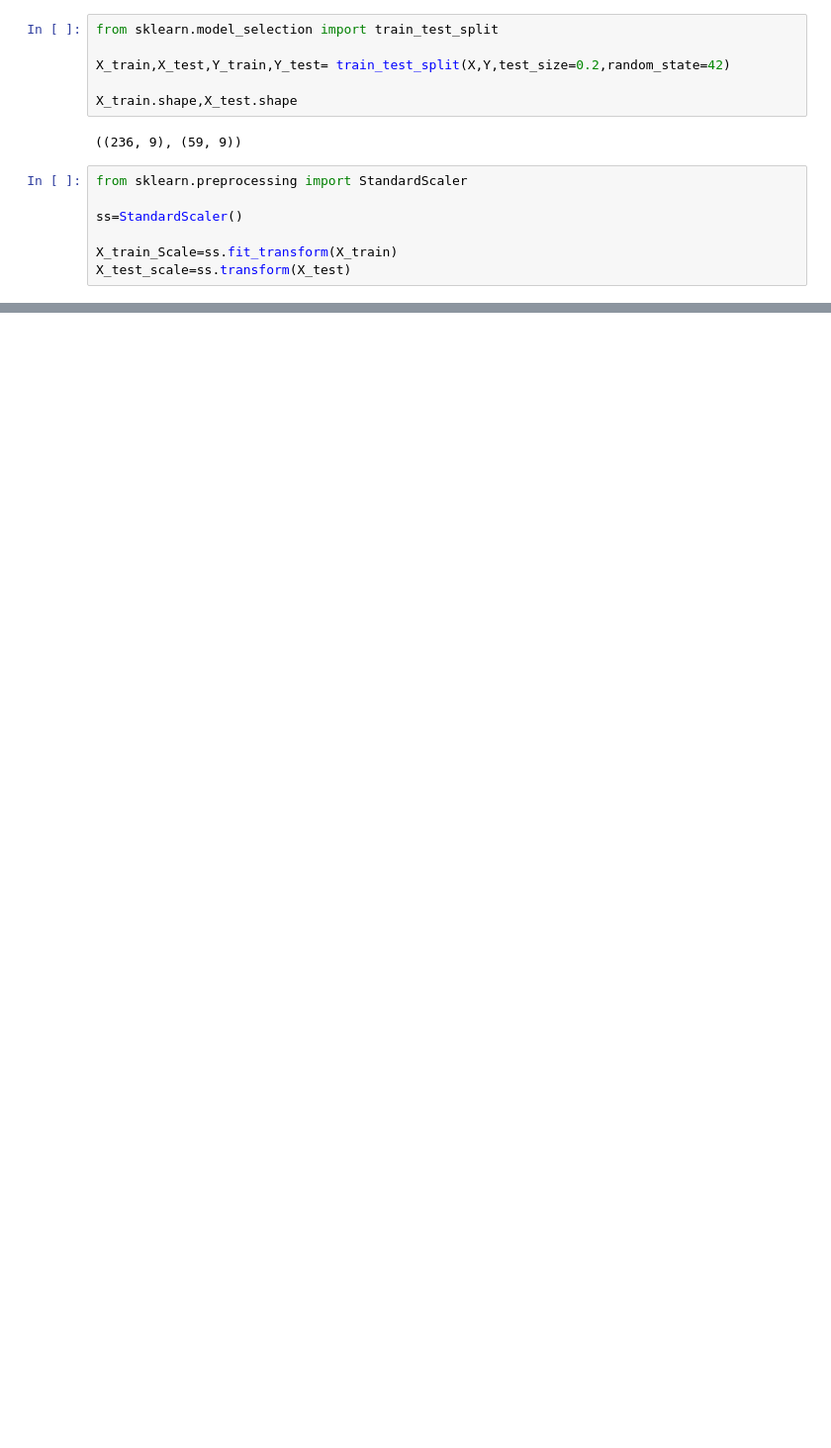
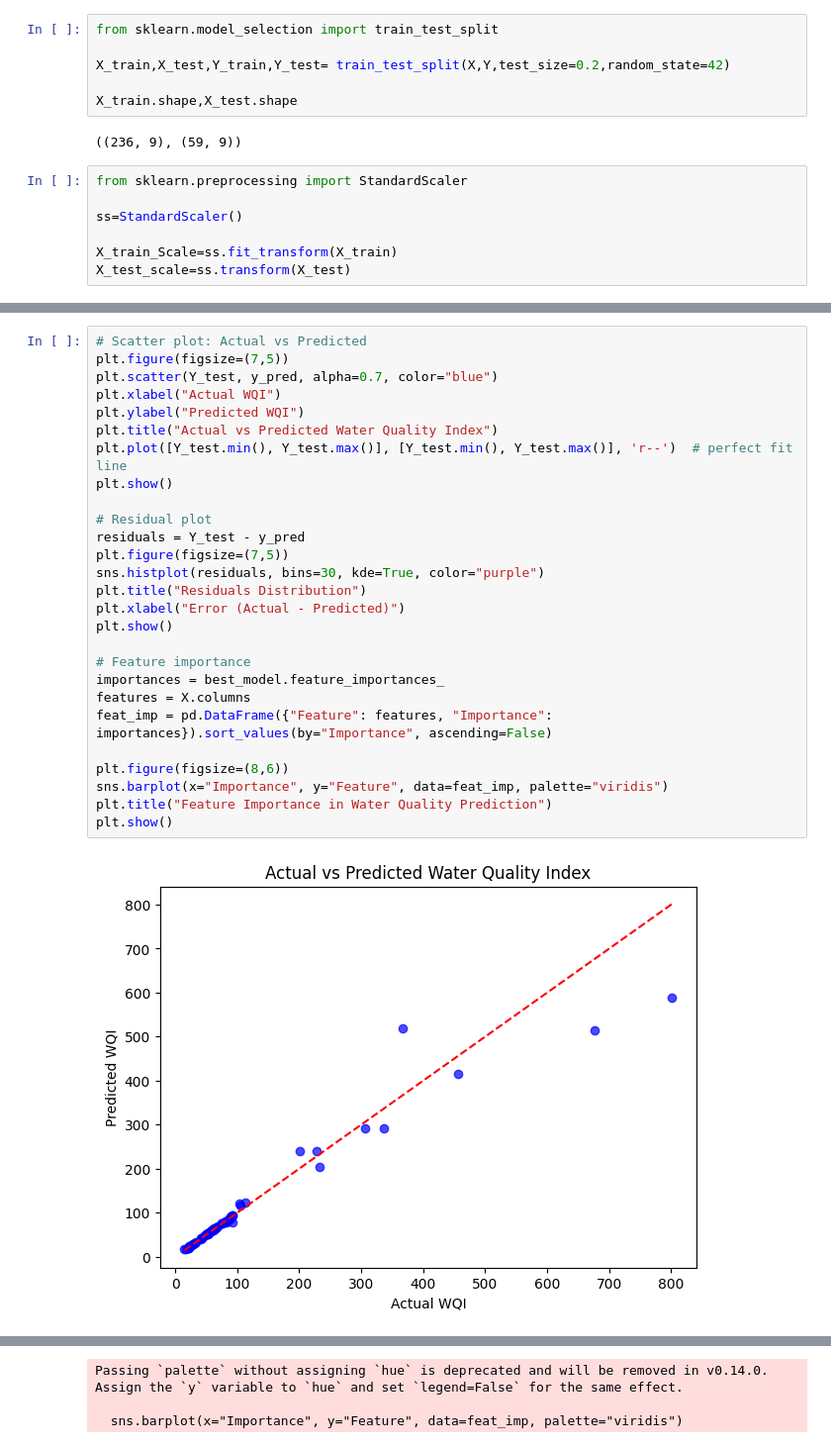
Before and after one commit to rajhansbagri09/SRA_WRM, a Jupyter notebook: SRA-WRM.ipynb, the cells around one changed output, grey strips where cells are left out. Shown at 99% size. Drawn from its saved outputs; the diff is of its cells as text; blank space fills up the shorter version.

```diff
--- a/SRA-WRM.ipynb
+++ b/SRA-WRM.ipynb
@@ -201,0 +249,29 @@ X_test_scale=ss.transform(X_test)
+# %%
+# Scatter plot: Actual vs Predicted
+plt.figure(figsize=(7,5))
+plt.scatter(Y_test, y_pred, alpha=0.7, color="blue")
+plt.xlabel("Actual WQI")
+plt.ylabel("Predicted WQI")
+plt.title("Actual vs Predicted Water Quality Index")
+plt.plot([Y_test.min(), Y_test.max()], [Y_test.min(), Y_test.max()], 'r--')  # perfect fit line
+plt.show()
+
+# Residual plot
+residuals = Y_test - y_pred
+plt.figure(figsize=(7,5))
+sns.histplot(residuals, bins=30, kde=True, color="purple")
+plt.title("Residuals Distribution")
+plt.xlabel("Error (Actual - Predicted)")
+plt.show()
+
+# Feature importance
+importances = best_model.feature_importances_
+features = X.columns
+feat_imp = pd.DataFrame({"Feature": features, "Importance": importances}).sort_values(by="Importance", ascending=False)
+
+plt.figure(figsize=(8,6))
+sns.barplot(x="Importance", y="Feature", data=feat_imp, palette="viridis")
+plt.title("Feature Importance in Water Quality Prediction")
+plt.show()
+# %% [output]
+[figure, added]
@@ -201,0 +279,3 @@ X_test_scale=ss.transform(X_test)
+Passing `palette` without assigning `hue` is deprecated and will be removed in v0.14.0. Assign the `y` variable to `hue` and set `legend=False` for the same effect.
+
+  sns.barplot(x="Importance", y="Feature", data=feat_imp, palette="viridis")
```
Also changed, not shown: parts of 7 cells of this notebook.
